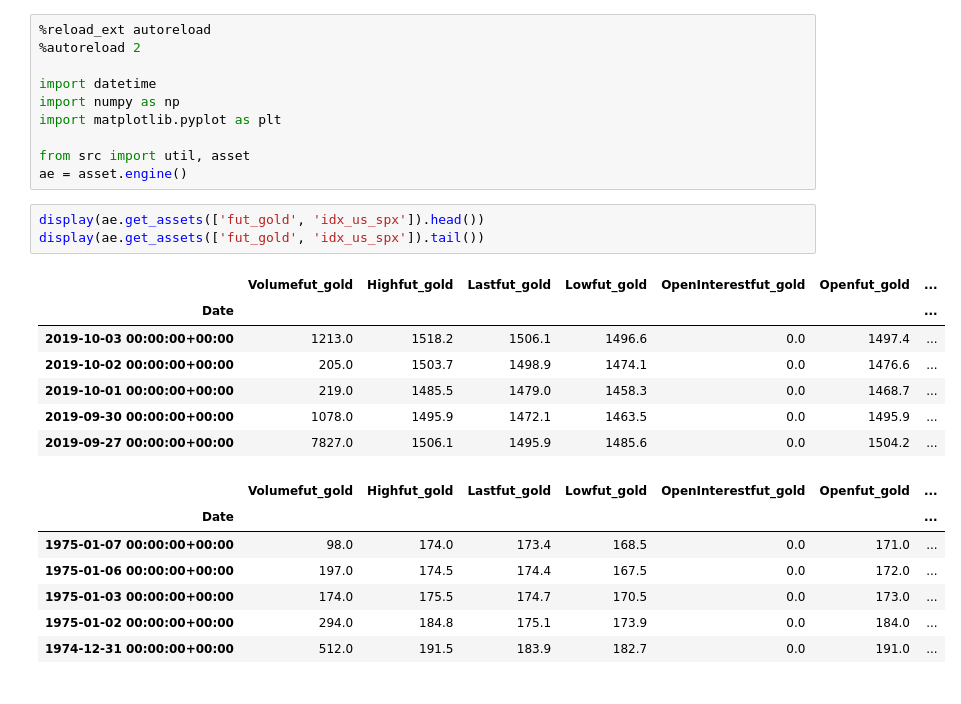
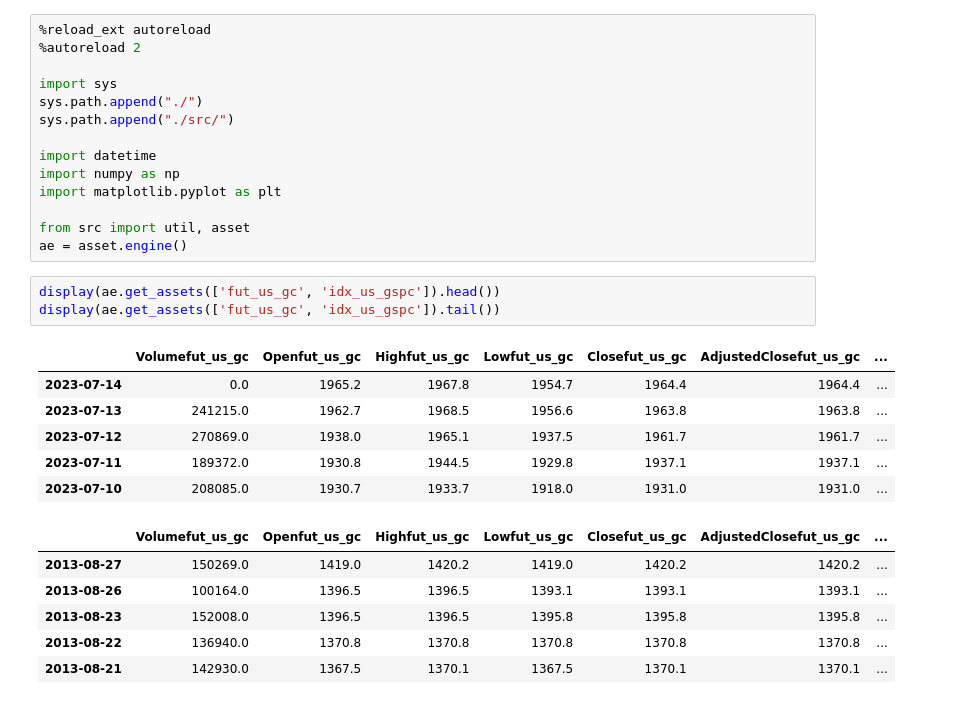
Before and after one commit to sravzpublic/training, a Jupyter notebook: training-py/Charts.ipynb, the cells around one changed output. Cells and saved outputs as stored; diff of their text form.

```diff
--- a/training-py/Charts.ipynb
+++ b/training-py/Charts.ipynb
@@ -1,6 +1,10 @@
 # %%
 %reload_ext autoreload
 %autoreload 2
+
+import sys
+sys.path.append("./")
+sys.path.append("./src/")
 
 import datetime
 import numpy as np
@@ -9,21 +13,19 @@ import matplotlib.pyplot as plt
 from src import util, asset
 ae = asset.engine()
 # %%
-display(ae.get_assets(['fut_gold', 'idx_us_spx']).head())
-display(ae.get_assets(['fut_gold', 'idx_us_spx']).tail())
+display(ae.get_assets(['fut_us_gc', 'idx_us_gspc']).head())
+display(ae.get_assets(['fut_us_gc', 'idx_us_gspc']).tail())
 # %% [output]
-|  | Volumefut_gold | Highfut_gold | Lastfut_gold | Lowfut_gold | OpenInterestfut_gold | Openfut_gold | ... |
-| Date |  |  |  |  |  |  | ... |
-| 2019-10-03 00:00:00+00:00 | 1213.0 | 1518.2 | 1506.1 | 1496.6 | 0.0 | 1497.4 | ... |
-| 2019-10-02 00:00:00+00:00 | 205.0 | 1503.7 | 1498.9 | 1474.1 | 0.0 | 1476.6 | ... |
-| 2019-10-01 00:00:00+00:00 | 219.0 | 1485.5 | 1479.0 | 1458.3 | 0.0 | 1468.7 | ... |
-| 2019-09-30 00:00:00+00:00 | 1078.0 | 1495.9 | 1472.1 | 1463.5 | 0.0 | 1495.9 | ... |
-| 2019-09-27 00:00:00+00:00 | 7827.0 | 1506.1 | 1495.9 | 1485.6 | 0.0 | 1504.2 | ... |
+|  | Volumefut_us_gc | Openfut_us_gc | Highfut_us_gc | Lowfut_us_gc | Closefut_us_gc | AdjustedClosefut_us_gc | ... |
+| 2023-07-14 | 0.0 | 1965.2 | 1967.8 | 1954.7 | 1964.4 | 1964.4 | ... |
+| 2023-07-13 | 241215.0 | 1962.7 | 1968.5 | 1956.6 | 1963.8 | 1963.8 | ... |
+| 2023-07-12 | 270869.0 | 1938.0 | 1965.1 | 1937.5 | 1961.7 | 1961.7 | ... |
+| 2023-07-11 | 189372.0 | 1930.8 | 1944.5 | 1929.8 | 1937.1 | 1937.1 | ... |
+| 2023-07-10 | 208085.0 | 1930.7 | 1933.7 | 1918.0 | 1931.0 | 1931.0 | ... |
-|  | Volumefut_gold | Highfut_gold | Lastfut_gold | Lowfut_gold | OpenInterestfut_gold | Openfut_gold | ... |
-| Date |  |  |  |  |  |  | ... |
-| 1975-01-07 00:00:00+00:00 | 98.0 | 174.0 | 173.4 | 168.5 | 0.0 | 171.0 | ... |
-| 1975-01-06 00:00:00+00:00 | 197.0 | 174.5 | 174.4 | 167.5 | 0.0 | 172.0 | ... |
-| 1975-01-03 00:00:00+00:00 | 174.0 | 175.5 | 174.7 | 170.5 | 0.0 | 173.0 | ... |
-| 1975-01-02 00:00:00+00:00 | 294.0 | 184.8 | 175.1 | 173.9 | 0.0 | 184.0 | ... |
-| 1974-12-31 00:00:00+00:00 | 512.0 | 191.5 | 183.9 | 182.7 | 0.0 | 191.0 | ... |
+|  | Volumefut_us_gc | Openfut_us_gc | Highfut_us_gc | Lowfut_us_gc | Closefut_us_gc | AdjustedClosefut_us_gc | ... |
+| 2013-08-27 | 150269.0 | 1419.0 | 1420.2 | 1419.0 | 1420.2 | 1420.2 | ... |
+| 2013-08-26 | 100164.0 | 1396.5 | 1396.5 | 1393.1 | 1393.1 | 1393.1 | ... |
+| 2013-08-23 | 152008.0 | 1396.5 | 1396.5 | 1395.8 | 1395.8 | 1395.8 | ... |
+| 2013-08-22 | 136940.0 | 1370.8 | 1370.8 | 1370.8 | 1370.8 | 1370.8 | ... |
+| 2013-08-21 | 142930.0 | 1367.5 | 1370.1 | 1367.5 | 1370.1 | 1370.1 | ... |
 # %%
```
Also changed, not shown: parts of 1 cell of this notebook, 1 other file.
